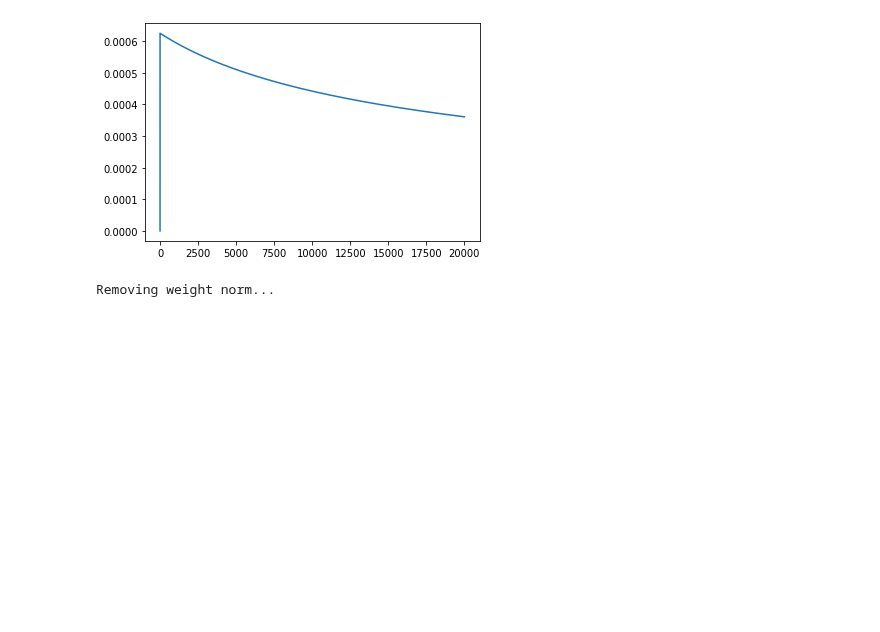
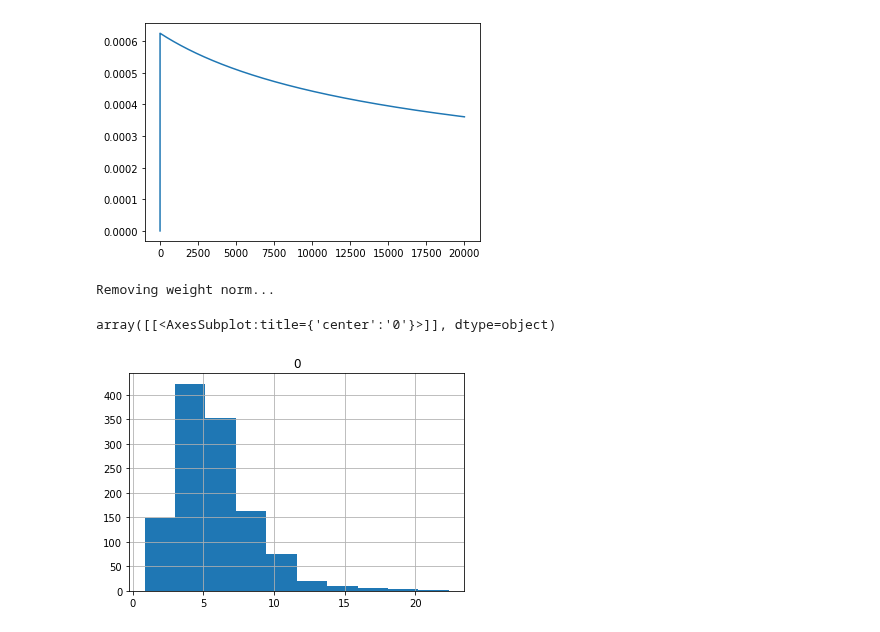
Before and after one commit to YutoNishimura-v2/vc_tts_template, a Jupyter notebook: tmp.ipynb, the cells around one changed output. Saved outputs shown, nothing was run; the diff lists cells and outputs as text; code cells hidden in the pictures; blank space fills up the shorter version.

```diff
--- a/tmp.ipynb
+++ b/tmp.ipynb
@@ -183,3 +183,25 @@ from time import sleep
 epochs = tqdm(range(last_epoch+1, last_epoch+nepochs+1), total=last_epoch+nepochs, initial=last_epoch, desc="epoch")
 for epoch in epochs:
     sleep(0.01)
+# %%
+from pathlib import Path
+from scipy.io import wavfile
+
+wav_paths = Path("../dataset/out_Long_dialogue/Long_dialogue/wav/22050")
+
+lengthes = []
+length_map = {}
+for wav_path in wav_paths.glob("*.wav"):
+    sr_, wav = wavfile.read(wav_path)
+    length = len(wav) / sr_
+
+    lengthes.append(length)
+    length_map[wav_path.name] = length
+# %%
+import pandas as pd
+
+df = pd.DataFrame(lengthes)
+df.hist()
+# %% [output]
+array([[<AxesSubplot:title={'center':'0'}>]], dtype=object)
+[figure, added]
```
Also changed, not shown: parts of 4 cells of this notebook, 42 other files.
